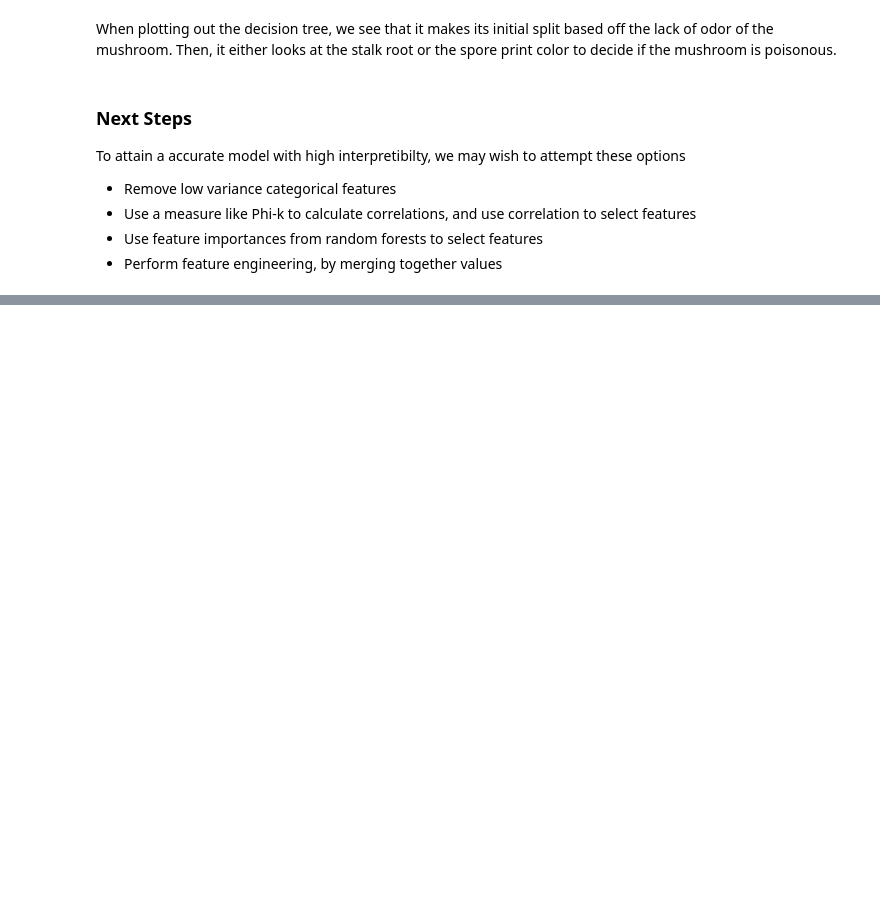
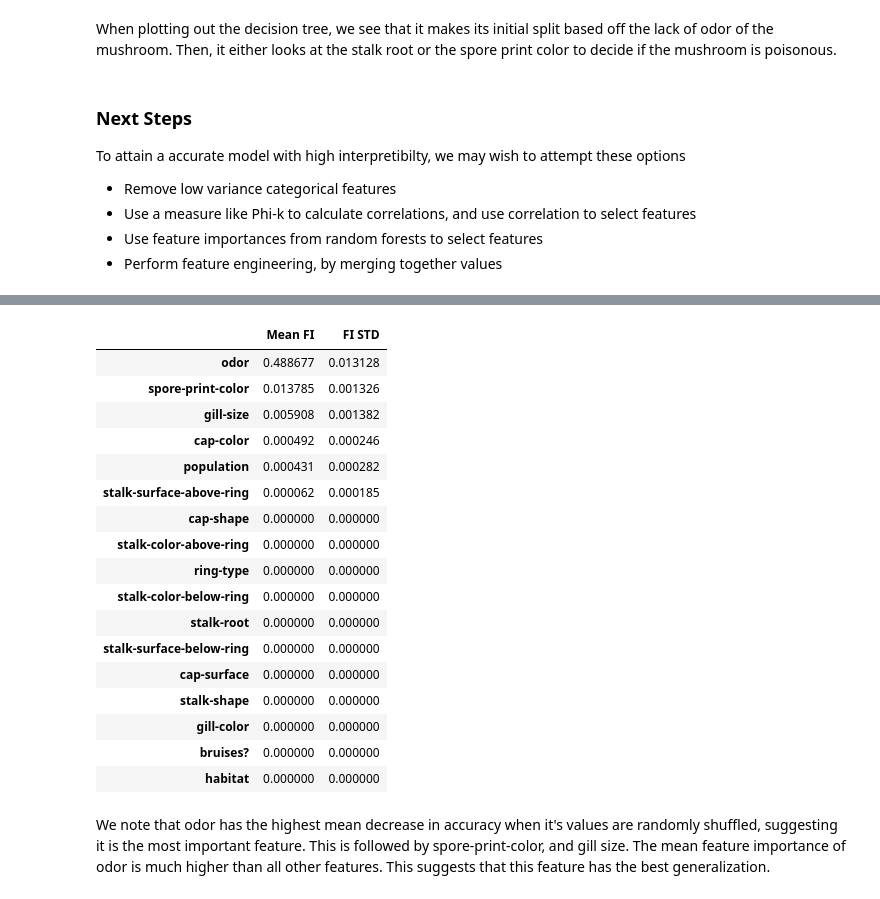
Before and after one commit to Tien-Cheng/AI-and-Machine-Learning--ST1511-, a Jupyter notebook: Assignment 1/classification/mushroom_v1.ipynb, the cells around one changed output, grey strips where cells are left out. Saved outputs shown, nothing was run; the diff lists cells and outputs as text; code cells hidden in the pictures; blank space fills up the shorter version.

```diff
--- a/Assignment 1/classification/mushroom_v1.ipynb
+++ b/Assignment 1/classification/mushroom_v1.ipynb
@@ -532,0 +597,3 @@ To attain a accurate model with high interpretibilty, we may wish to attempt the
+# %%
+result = permutation_importance(gbm, X_test, y_test, n_repeats= 10, random_state = 42, n_jobs = -1)
+result
@@ -532,0 +618,23 @@ To attain a accurate model with high interpretibilty, we may wish to attempt the
+# %%
+pd.DataFrame(np.array([result.importances_mean, result.importances_std]).T, columns=["Mean FI", "FI STD"], index=X_train.columns).sort_values("Mean FI", ascending = False)
+# %% [output]
+|  | Mean FI | FI STD |
+| odor | 0.488677 | 0.013128 |
+| spore-print-color | 0.013785 | 0.001326 |
+| gill-size | 0.005908 | 0.001382 |
+| cap-color | 0.000492 | 0.000246 |
+| population | 0.000431 | 0.000282 |
+| stalk-surface-above-ring | 0.000062 | 0.000185 |
+| cap-shape | 0.000000 | 0.000000 |
+| stalk-color-above-ring | 0.000000 | 0.000000 |
+| ring-type | 0.000000 | 0.000000 |
+| stalk-color-below-ring | 0.000000 | 0.000000 |
+| stalk-root | 0.000000 | 0.000000 |
+| stalk-surface-below-ring | 0.000000 | 0.000000 |
+| cap-surface | 0.000000 | 0.000000 |
+| stalk-shape | 0.000000 | 0.000000 |
+| gill-color | 0.000000 | 0.000000 |
+| bruises? | 0.000000 | 0.000000 |
+| habitat | 0.000000 | 0.000000 |
+# %% [markdown]
+We note that odor has the highest mean decrease in accuracy when it's values are randomly shuffled, suggesting it is the most important feature. This is followed by spore-print-color, and gill size. The mean feature importance of odor is much higher than all other features. This suggests that this feature has the best generalization.
```
Also changed, not shown: parts of 21 cells of this notebook.
